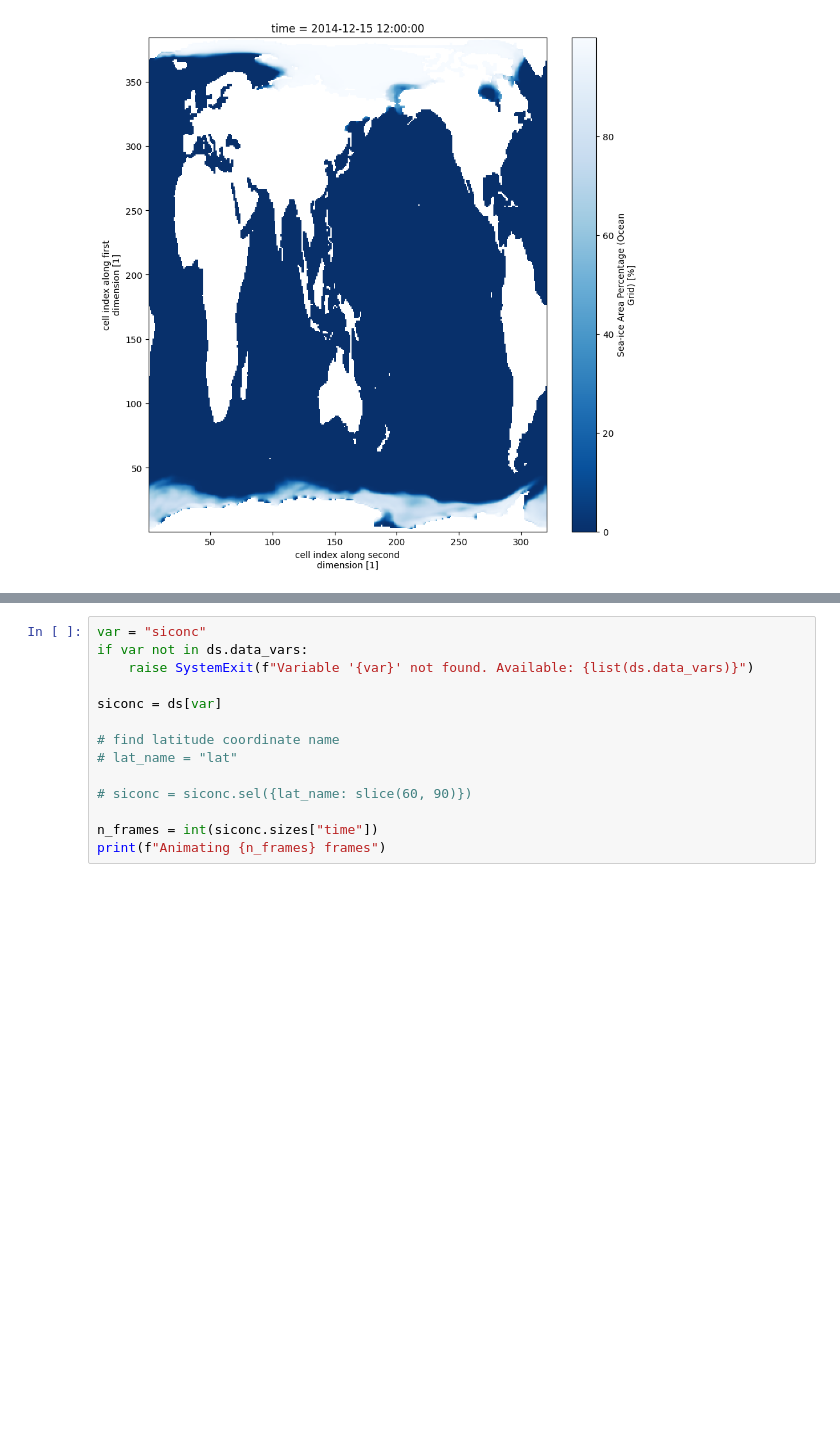
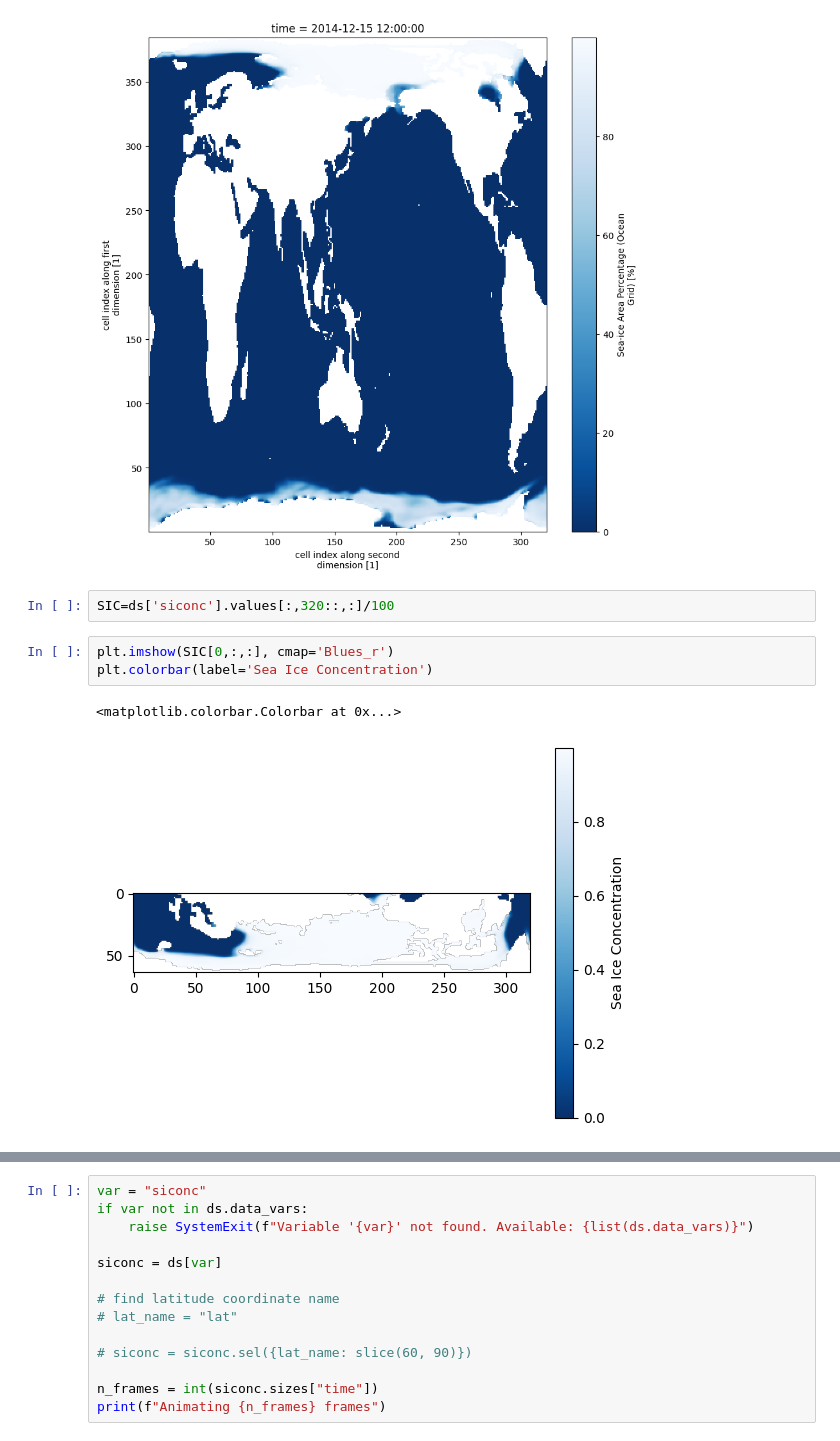
Before and after one commit to jhurani2/DSO_Sea_Ice, a Jupyter notebook: notebooks/data_imports.ipynb, the cells around one changed output, grey strips where cells are left out. Drawn from its saved outputs; the diff is of its cells as text; blank space fills up the shorter version.

```diff
--- a/notebooks/data_imports.ipynb
+++ b/notebooks/data_imports.ipynb
@@ -538,3 +538,11 @@ ds.isel(time=1979)['siconc'].plot(cmap = "Blues_r")
 # %% [output]
 <matplotlib.collections.QuadMesh at 0x...>
 [figure]
+# %%
+SIC=ds['siconc'].values[:,320::,:]/100
+# %%
+plt.imshow(SIC[0,:,:], cmap='Blues_r')
+plt.colorbar(label='Sea Ice Concentration')
+# %% [output]
+<matplotlib.colorbar.Colorbar at 0x...>
+[figure, added]
```
Also changed, not shown: parts of 7 cells of this notebook, 3 other files.
